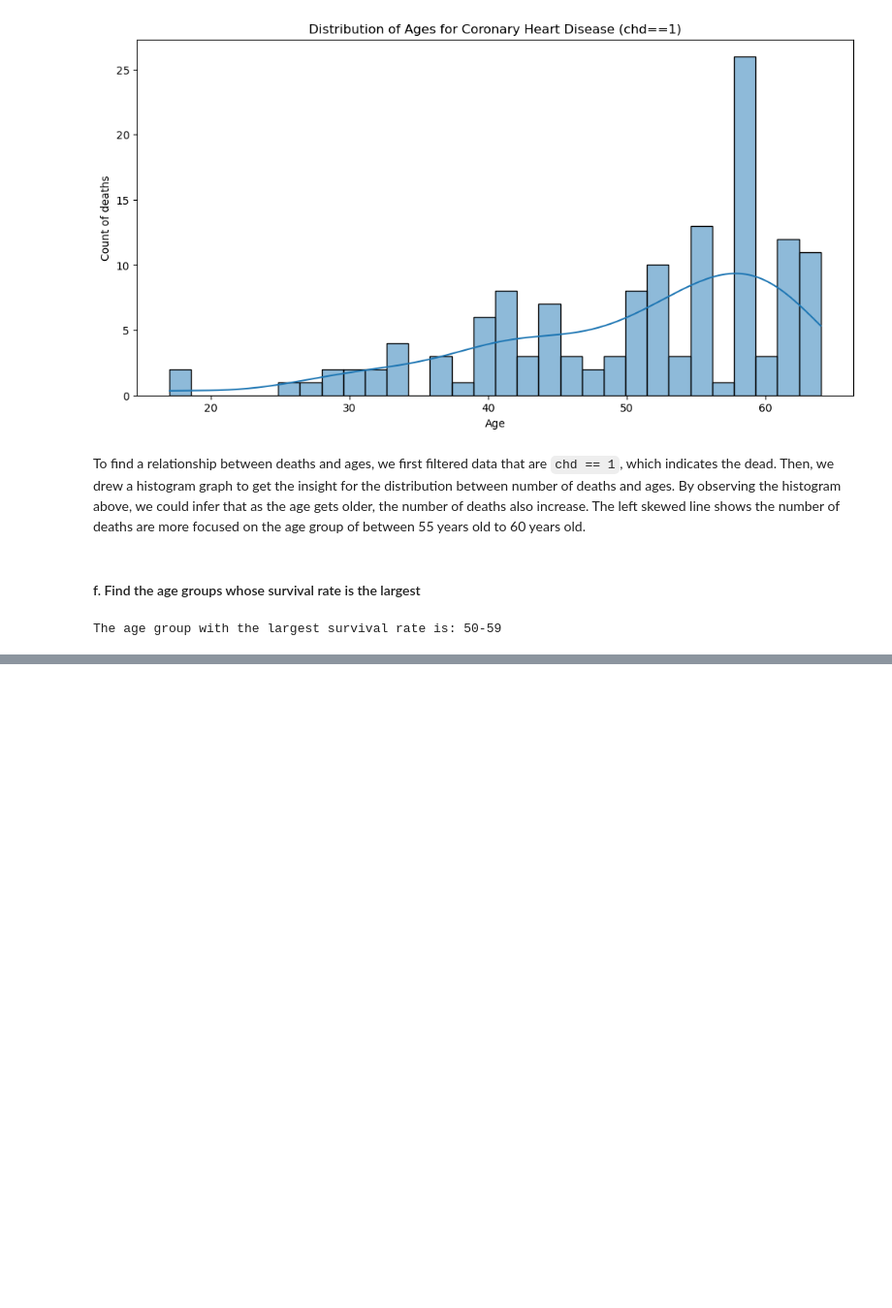
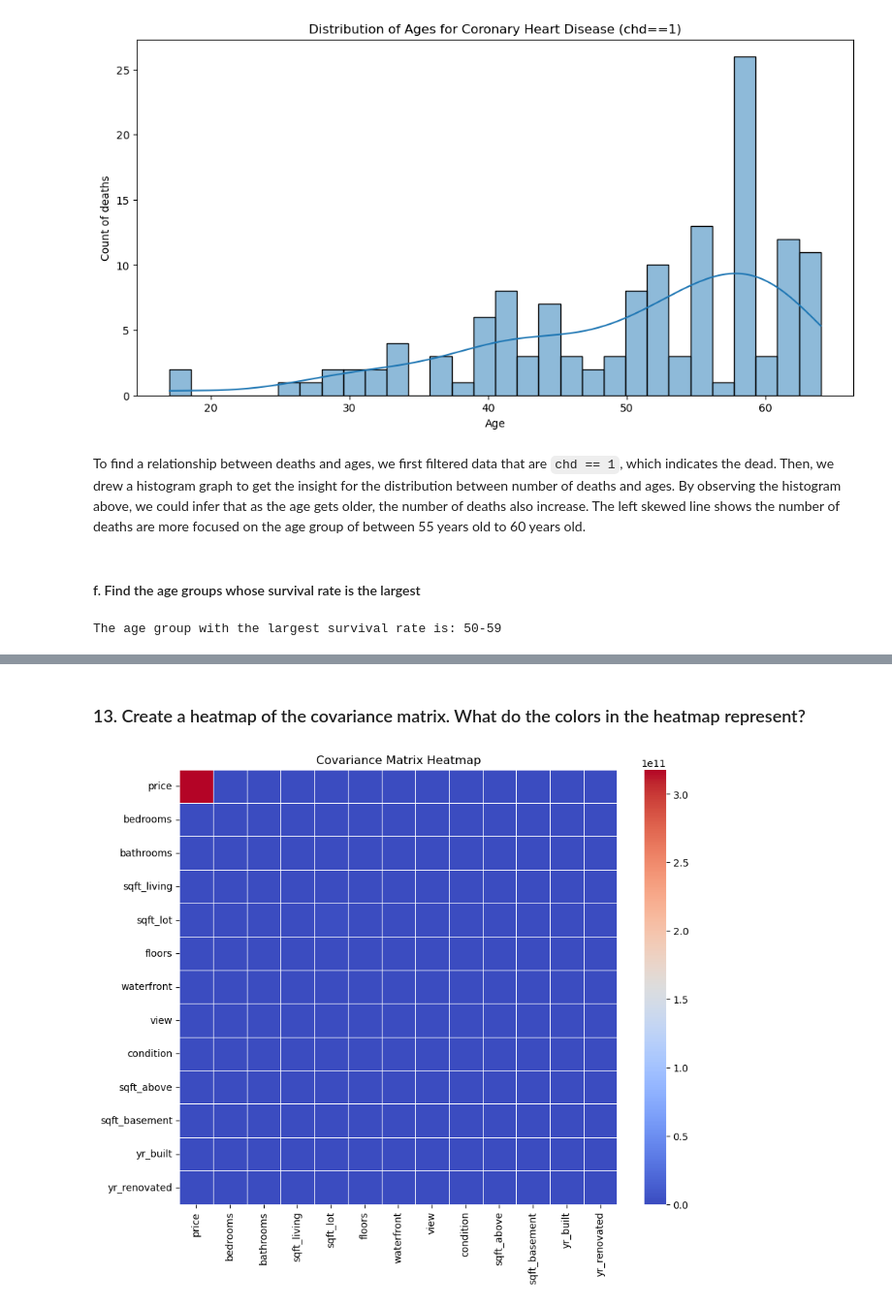
Before and after one commit to sgwlee96/SJSU, a Jupyter notebook: DATA220/Lab1/Lab1.ipynb, the cells around one changed output, grey strips where cells are left out. Shown at 97% size. Cells and saved outputs as stored; diff of their text form; code cells hidden in the pictures; blank space fills up the shorter version.

```diff
--- a/DATA220/Lab1/Lab1.ipynb
+++ b/DATA220/Lab1/Lab1.ipynb
@@ -288,0 +329,6 @@ The age group with the largest survival rate is: 50-59
+# %%
+numerical_features = pricedf.select_dtypes(include=['float64', 'int64'])
+categorical_features = pricedf.select_dtypes(include=['object'])
+
+print(f"numrical_features are : {numerical_features.columns}")
+print(f"categorical_features are : {categorical_features.columns}")
@@ -288,0 +488,4 @@ The age group with the largest survival rate is: 50-59
+# %%
+cov_matrix = numerical_features.cov()
+print("Covariance Matrix:")
+cov_matrix
@@ -288,0 +524,9 @@ The age group with the largest survival rate is: 50-59
+# %% [markdown]
+### 13. Create a heatmap of the covariance matrix. What do the colors in the heatmap represent?
+# %%
+plt.figure(figsize=(10, 8))
+sns.heatmap(cov_matrix, annot=False, cmap='coolwarm', fmt=".2f", linewidths=.5)
+plt.title('Covariance Matrix Heatmap')
+plt.show()
+# %% [output]
+[figure, added]
```
Also changed, not shown: parts of 31 cells of this notebook, 42 other files.
